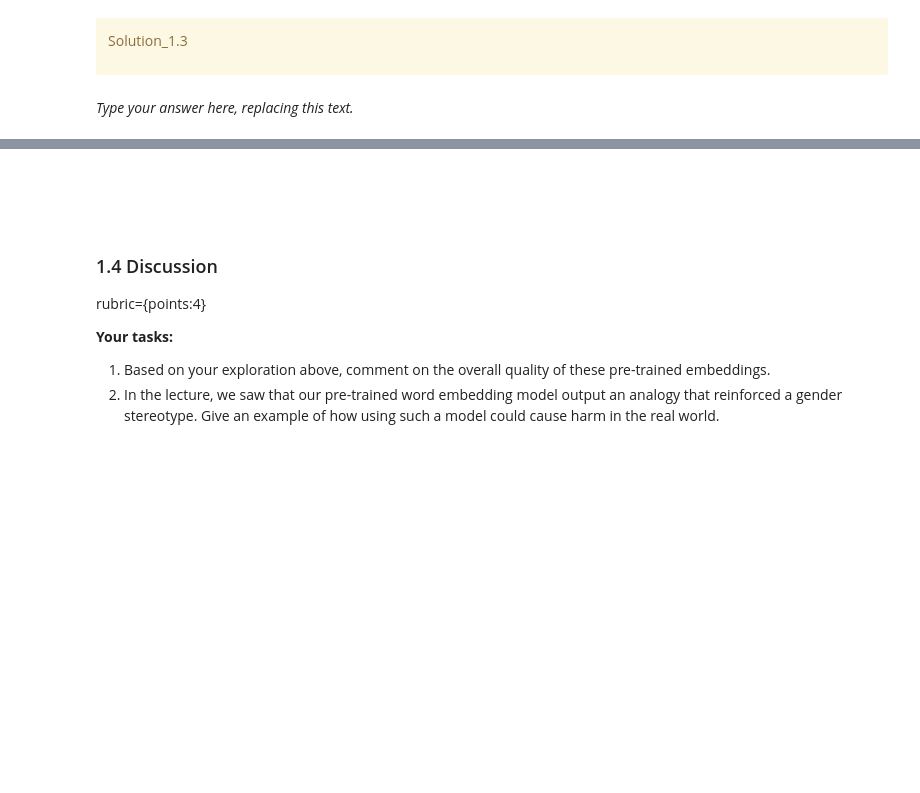
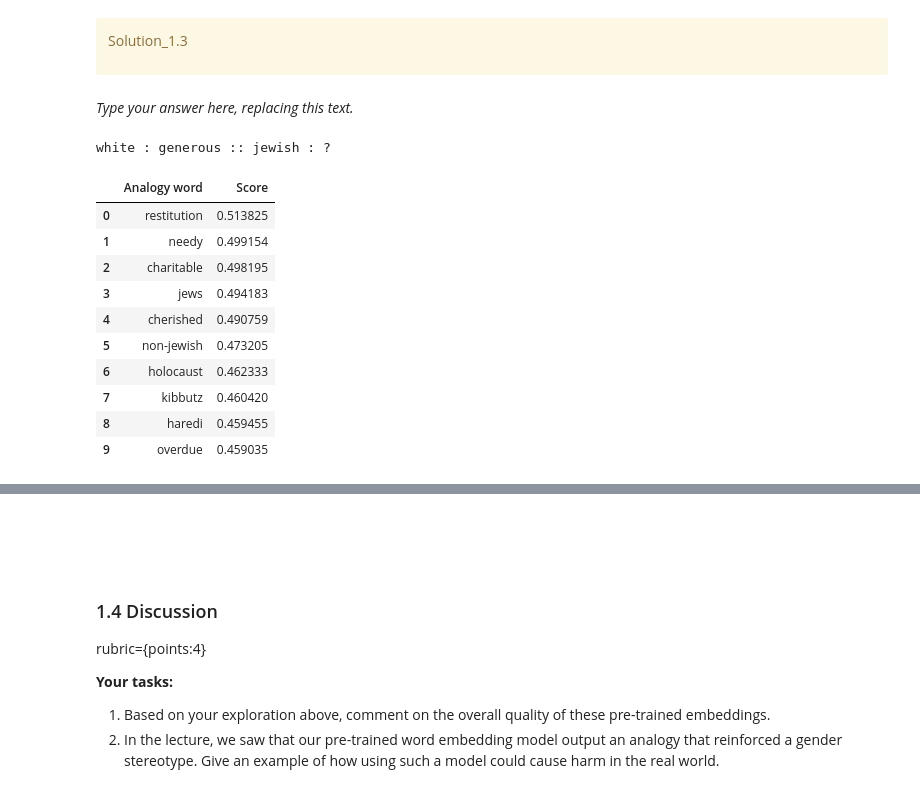
Before and after one commit to ricd99/cpsc330-2022W1, a Jupyter notebook: hw/hw7/hw7.ipynb, the cells around one changed output, grey strips where cells are left out. Drawn from its saved outputs; the diff is of its cells as text; code cells hidden in the pictures; blank space fills up the shorter version.

```diff
--- a/hw/hw7/hw7.ipynb
+++ b/hw/hw7/hw7.ipynb
@@ -266,5 +282,18 @@ Solution_1.3
 # %% [markdown]
 _Type your answer here, replacing this text._
 # %%
-...
+analogy("white", "generous", "jewish")
+# %% [output]
+white : generous :: jewish : ?
+|  | Analogy word | Score |
+| 0 | restitution | 0.513825 |
+| 1 | needy | 0.499154 |
+| 2 | charitable | 0.498195 |
+| 3 | jews | 0.494183 |
+| 4 | cherished | 0.490759 |
+| 5 | non-jewish | 0.473205 |
+| 6 | holocaust | 0.462333 |
+| 7 | kibbutz | 0.460420 |
+| 8 | haredi | 0.459455 |
+| 9 | overdue | 0.459035 |
 # %%
```
Also changed, not shown: parts of 31 cells of this notebook.
